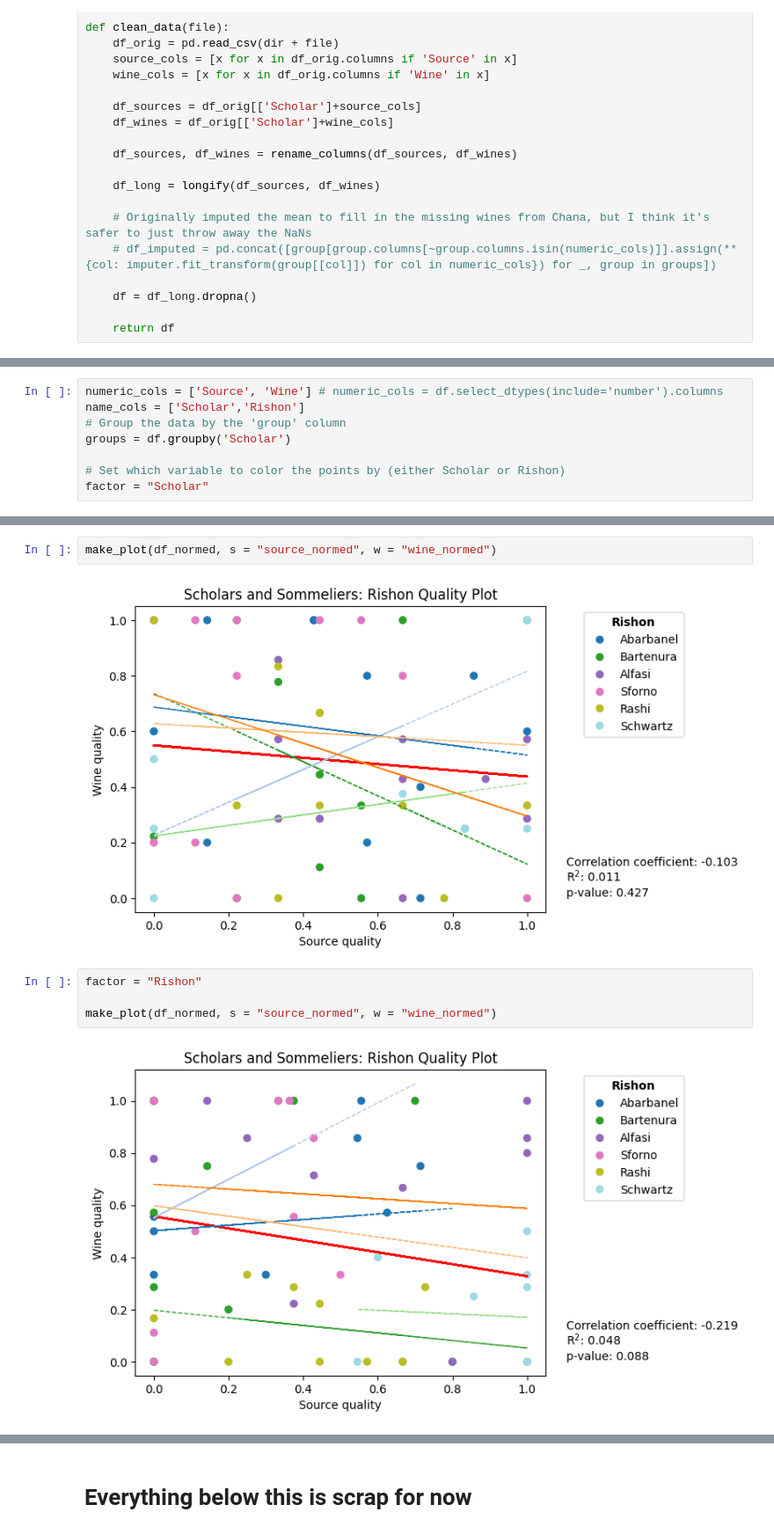
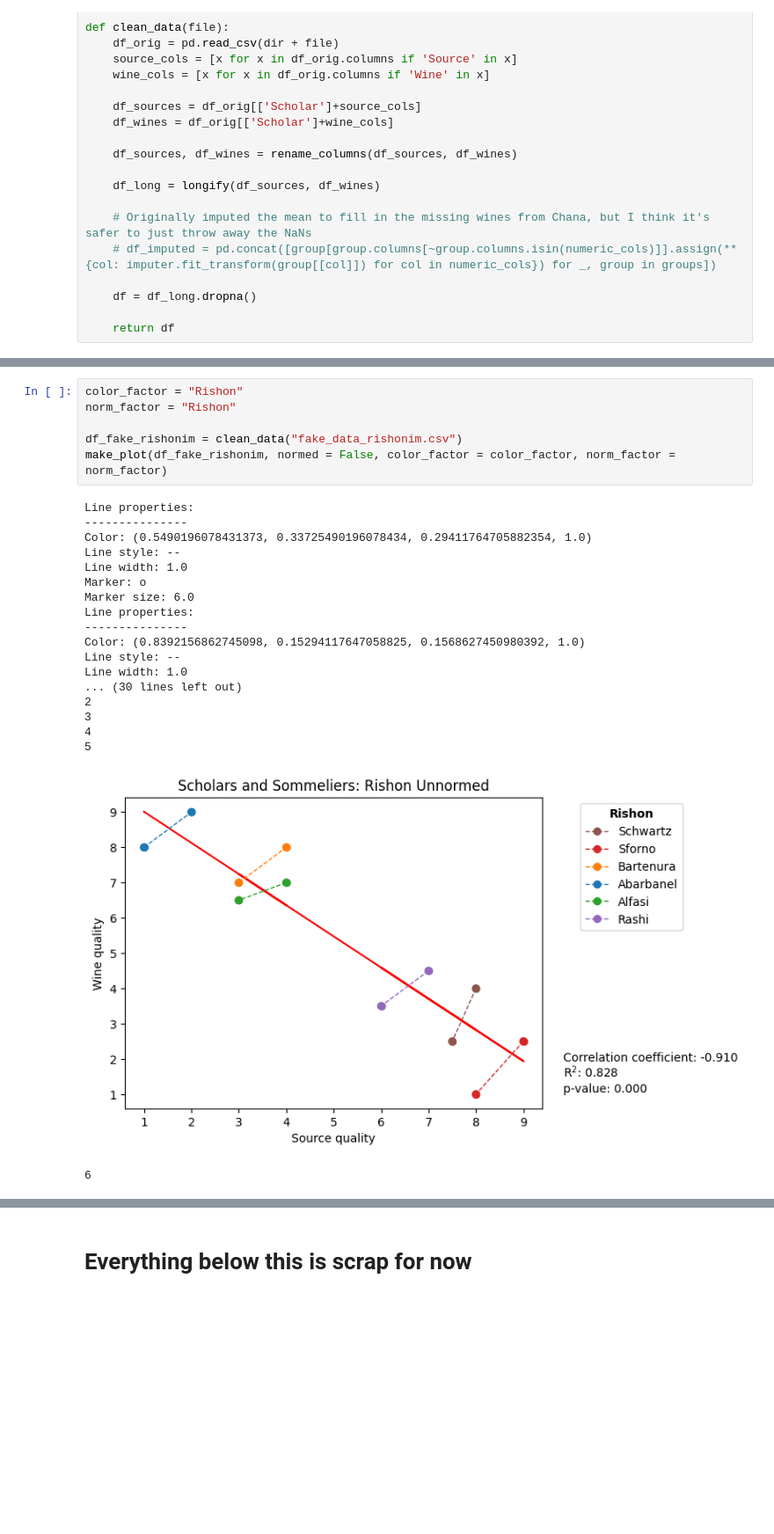
Before and after one commit to RickiHeicklen/scholars-and-sommeliers, a Jupyter notebook: rishon-analysis.ipynb, the cells around one changed output, grey strips where cells are left out. Shown at 88% size. Drawn from its saved outputs; the diff is of its cells as text; blank space fills up the shorter version.

```diff
--- a/rishon-analysis.ipynb
+++ b/rishon-analysis.ipynb
@@ -72,10 +69,2 @@ df_fake = clean_data("fake_data.csv")
-# %%
-numeric_cols = ['Source', 'Wine'] # numeric_cols = df.select_dtypes(include='number').columns
-name_cols = ['Scholar','Rishon']
-# Group the data by the 'group' column
-groups = df.groupby('Scholar')
-
-# Set which variable to color the points by (either Scholar or Rishon)
-factor = "Scholar"
 # %%
 # add scholar correlations
@@ -166,10 +225,26 @@ make_plot(df_normed, s = "Source", w = "Wine")
-# %%
-make_plot(df_normed, s = "source_normed", w = "wine_normed")
-# %% [output]
-[figure, removed]
-# %%
-factor = "Rishon"
-
-make_plot(df_normed, s = "source_normed", w = "wine_normed")
-# %% [output]
-[figure, removed]
+# %%
+color_factor = "Rishon"
+norm_factor = "Rishon"
+
+df_fake_rishonim = clean_data("fake_data_rishonim.csv")
+make_plot(df_fake_rishonim, normed = False, color_factor = color_factor, norm_factor = norm_factor)
+# %% [output]
+Line properties:
+---------------
+Color: (0.5490196078431373, 0.33725490196078434, 0.29411764705882354, 1.0)
+Line style: --
+Line width: 1.0
+Marker: o
+Marker size: 6.0
+Line properties:
+---------------
+Color: (0.8392156862745098, 0.15294117647058825, 0.1568627450980392, 1.0)
+Line style: --
+Line width: 1.0
+... (30 lines left out)
+2
+3
+4
+5
+[figure, added]
+6
```
Also changed, not shown: parts of 15 cells of this notebook, 2 other files.
